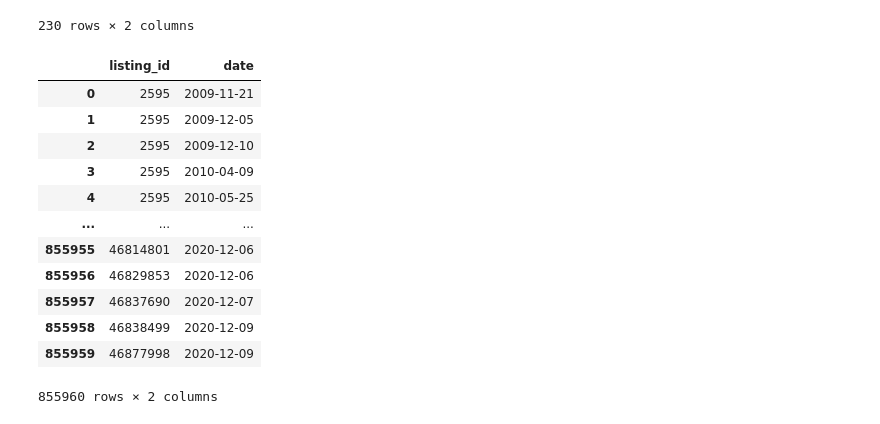
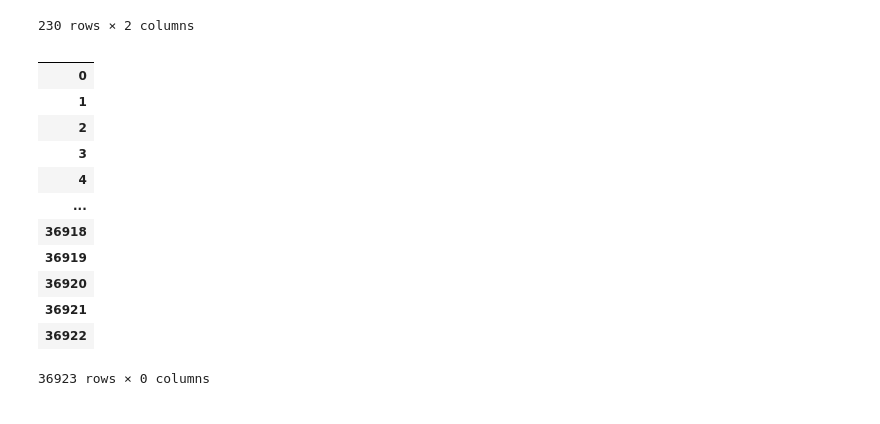
Before and after one commit to tjkim614/airbnb_nyc_dec_2020, a Jupyter notebook: Untitled.ipynb, the cells around one changed output. Saved outputs shown, nothing was run; the diff lists cells and outputs as text; code cells hidden in the pictures.

```diff
--- a/Untitled.ipynb
+++ b/Untitled.ipynb
@@ -1,10 +1,10 @@
 # %%
 import pandas as pd
 # %%
-listings = pd.read_csv('listings.csv')
-listings_ = pd.read_csv('listings.csv.gz')
-neighbor = pd.read_csv('neighbourhoods.csv')
-reviews = pd.read_csv('reviews.csv')
+listings = pd.read_csv('Data/listings.csv')
+listings_ = pd.read_csv('Data/listings.csv.gz')
+neighbor = pd.read_csv('Data/neighbourhoods.csv')
+reviews = pd.read_csv('Data/reviews.csv')
 # %%
 listings
 # %% [output]
@@ -102,19 +73,43 @@ neighbor
 | 228 | Staten Island | Willowbrook |
 | 229 | Staten Island | Woodrow |
 230 rows × 2 columns
-# %%
-reviews
-# %% [output]
-|  | listing_id | date |
-| 0 | 2595 | 2009-11-21 |
-| 1 | 2595 | 2009-12-05 |
-| 2 | 2595 | 2009-12-10 |
-| 3 | 2595 | 2010-04-09 |
-| 4 | 2595 | 2010-05-25 |
-| ... | ... | ... |
-| 855955 | 46814801 | 2020-12-06 |
-| 855956 | 46829853 | 2020-12-06 |
-| 855957 | 46837690 | 2020-12-07 |
-| 855958 | 46838499 | 2020-12-09 |
-| 855959 | 46877998 | 2020-12-09 |
-855960 rows × 2 columns
+# %%
+# Store all host-related columns in a separate DataFrame
+host_cols = ['id', 'host_id', 'host_url',
+       'host_name', 'host_since', 'host_location', 'host_about',
+       'host_response_time', 'host_response_rate', 'host_acceptance_rate',
+       'host_is_superhost', 'host_thumbnail_url', 'host_picture_url',
+       'host_neighbourhood', 'host_listings_count',
+       'host_total_listings_count', 'host_verifications',
+       'host_has_profile_pic', 'host_identity_verified','calculated_host_listings_count',
+       'calculated_host_listings_count_entire_homes',
+       'calculated_host_listings_count_private_rooms',
+       'calculated_host_listings_count_shared_rooms']
+host_listings_ = listings_[host_cols]
+non_host_listings = listings_.drop(host_cols, axis=1)
+# %%
+keep = ['name', 'description', 'neighborhood_overview', 'neighbourhood_cleansed', 'property_type', 'room_type', 'accommodates', \
+       'bathrooms_text', 'bedrooms', 'beds', 'amenities', 'price', 'minimum_nights', 'has_availability', 'availability_30', \
+       'availability_60', 'availability_90', 'availability_365', 'number_of_reviews', 'last_review', 'review_scores_rating', \
+       'review_scores_accuracy', 'review_scores_cleanliness', 'review_scores_checkin', 'review_scores_communication', \
+       'review_scores_location', 'review_scores_value', 'license', 'instant_bookable', 'reviews_per_month']
+delete = ['listing_url', 'scrape_id', 'last_scraped', 'picture_url', 'neighbourhood', 'latitude', 'longitude', 'neighbourhood_group_cleansed', \
+       'bathrooms', 'maximum_nights', 'minimum_nights', 'maximum_nights', 'minimum_minimum_nights', 'maximum_minimum_nights', 'minimum_maximum_nights', \
+       'maximum_maximum_nights', 'minimum_nights_avg_ntm', 'maximum_nights_avg_ntm', 'calendar_updated', 'calendar_last_scraped', 'first_review', \
+       'license', 'number_of_reviews_ltm', 'number_of_reviews_l30d']
+
+non_host_listings.drop(keep + delete, axis=1)
+# %% [output]
+|  |
+| 0 |
+| 1 |
+| 2 |
+| 3 |
+| 4 |
+| ... |
+| 36918 |
+| 36919 |
+| 36920 |
+| 36921 |
+| 36922 |
+36923 rows × 0 columns
```
Also changed, not shown: parts of 6 cells of this notebook.
